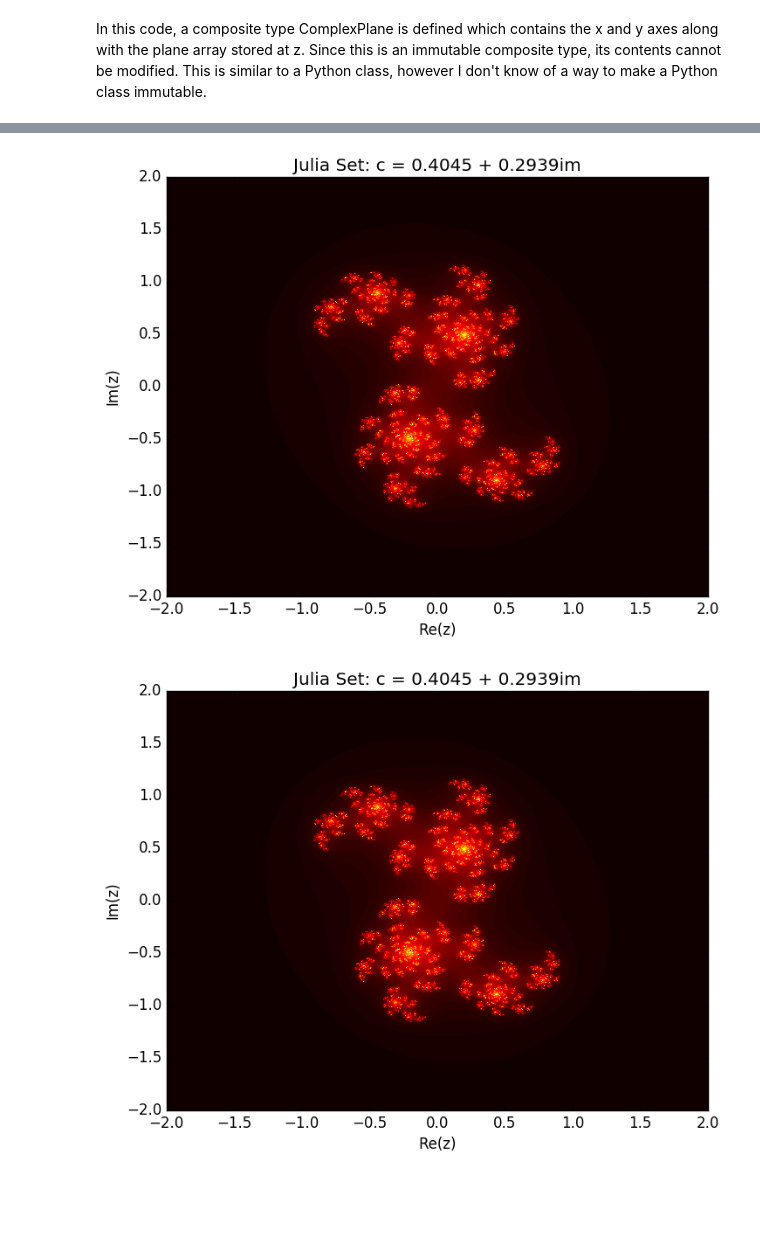
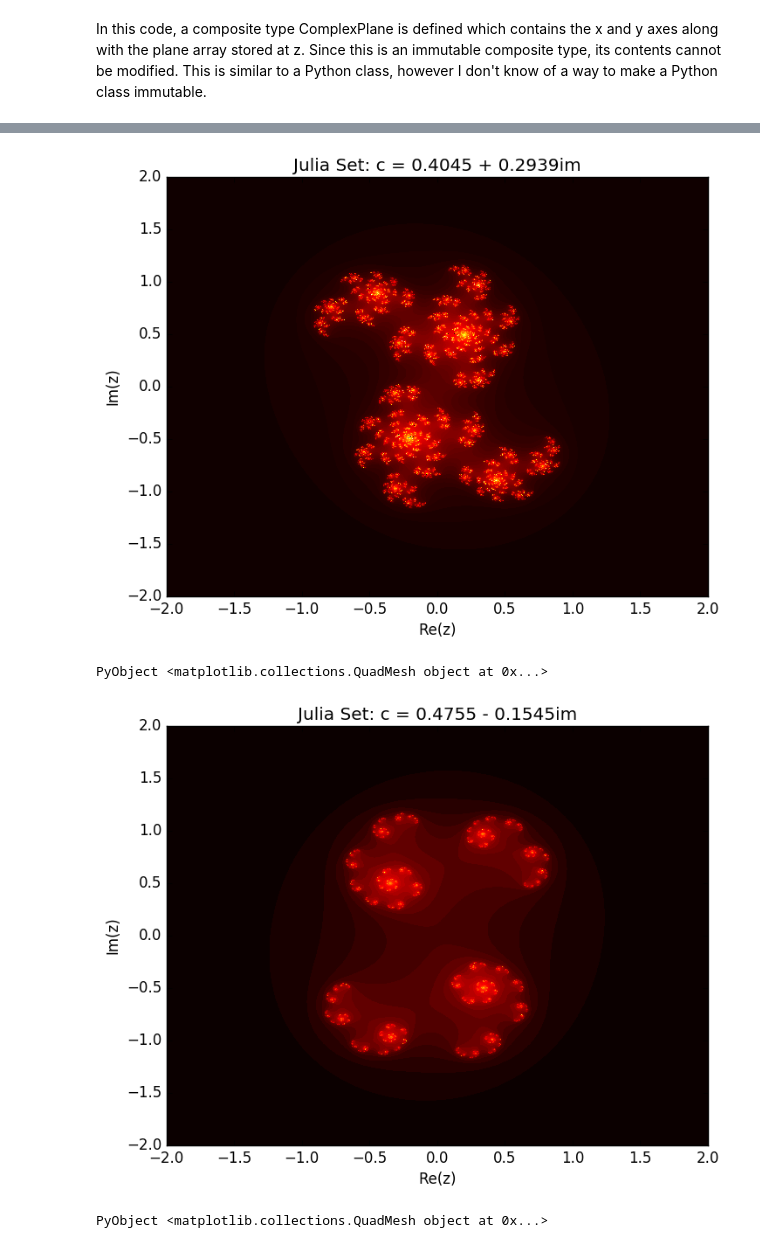
Before and after one commit to chapman-cs510-2016f/cw-08-eric_lance, a Jupyter notebook: juliainjulia.ipynb, the cells around one changed output, grey strips where cells are left out. Saved outputs shown, nothing was run; the diff lists cells and outputs as text; code cells hidden in the pictures; blank space fills up the shorter version.

```diff
--- a/juliainjulia.ipynb
+++ b/juliainjulia.ipynb
@@ -207,29 +207,32 @@ xlabel("Re(z)")
 ylabel("Im(z)")
 title("Julia Set: c = " * string(c))
 pcolormesh(cp.x, cp.y, jp, cmap=PyPlot.cm_get_cmap("hot"))
-display(gcf())                       #  Get Current Figure and display in notebook
+#display(gcf())                       #  Get Current Figure and display in notebook
 
 # alternatively, instead of displaying in notebook, replace previous line with
 # savefig("julia.png")               #  Output figure to png file
 # %% [output]
 [figure]
-[figure, removed]
+PyObject <matplotlib.collections.QuadMesh object at 0x...>
 # %%
 using PyPlot                         #  Load package into the current namespace
 c = 0.4755 -0.1545im                  #  Set starting point of julia set
 j(z) = juliamap(c, z)                #  Create julia map
 @vectorize_1arg Complex j            #  Vectorize julia map
 cp = ComplexPlane()                  #  Create 2000x2000 point complex plane
 jp = j(cp.z);                        #  Apply julia map to entire plane
 
 xlabel("Re(z)")
 ylabel("Im(z)")
 title("Julia Set: c = " * string(c))
 pcolormesh(cp.x, cp.y, jp, cmap=PyPlot.cm_get_cmap("hot"))
-display(gcf())                       #  Get Current Figure and display in notebook
+#display(gcf())                       #  Get Current Figure and display in notebook
 
 # alternatively, instead of displaying in notebook, replace previous line with
 # savefig("julia.png")               #  Output figure to png file
+# %% [output]
+[figure, added]
+PyObject <matplotlib.collections.QuadMesh object at 0x...>
 # %%
 using PyPlot                         #  Load package into the current namespace
 c = 0.3535 - 0.3535im                  #  Set starting point of julia set
```
Also changed, not shown: parts of 6 cells of this notebook, 2 other files.
